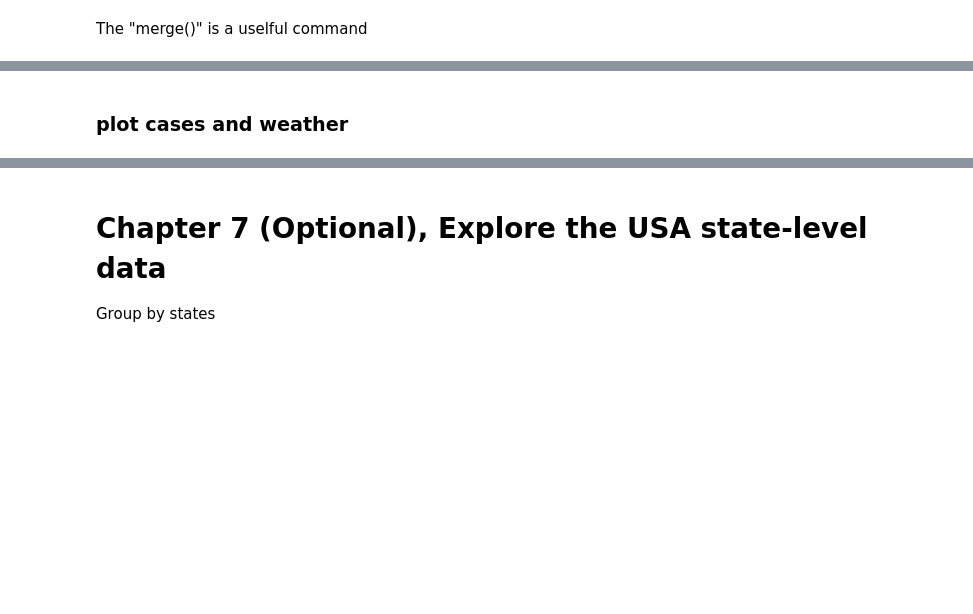
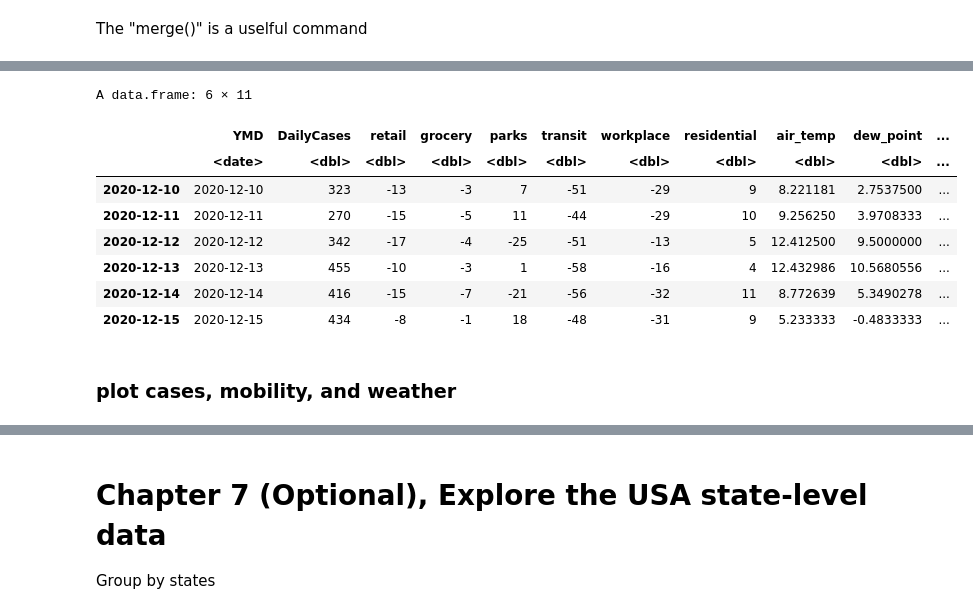
Before and after one commit to hongqin/R-covid19-bootcamp-2020Dec, a Jupyter notebook: R_coding_bootcamp_2020Dec19_23.ipynb, the cells around one changed output, grey strips where cells are left out. Drawn from its saved outputs; the diff is of its cells as text; code cells hidden in the pictures; blank space fills up the shorter version.

```diff
--- a/R_coding_bootcamp_2020Dec19_23.ipynb
+++ b/R_coding_bootcamp_2020Dec19_23.ipynb
@@ -558,14 +1408,25 @@ names(tb_local) = c("YMD", "DailyCases", "retail", "grocery", "parks", "transit"
 # %%
 startdate = mdy('3/1/2020')
-enddate  = today(tzone='EST')
+#enddate  = today(tzone='EST')
+enddate = mdy('12/15/2020')
 
 tb_local2 <- tb_local %>%
   #dplyr::select( c(1,2,)) %>%
   dplyr::filter( between(YMD, startdate, enddate))
 
-head( tb_local2 )
+tail( tb_local2 )
+# %% [output]
+A data.frame: 6 × 11
+|  | YMD | DailyCases | retail | grocery | parks | transit | workplace | residential | air_temp | dew_point | ... |
+|  | <date> | <dbl> | <dbl> | <dbl> | <dbl> | <dbl> | <dbl> | <dbl> | <dbl> | <dbl> | ... |
+| 2020-12-10 | 2020-12-10 | 323 | -13 | -3 | 7 | -51 | -29 | 9 | 8.221181 | 2.7537500 | ... |
+| 2020-12-11 | 2020-12-11 | 270 | -15 | -5 | 11 | -44 | -29 | 10 | 9.256250 | 3.9708333 | ... |
+| 2020-12-12 | 2020-12-12 | 342 | -17 | -4 | -25 | -51 | -13 | 5 | 12.412500 | 9.5000000 | ... |
+| 2020-12-13 | 2020-12-13 | 455 | -10 | -3 | 1 | -58 | -16 | 4 | 12.432986 | 10.5680556 | ... |
+| 2020-12-14 | 2020-12-14 | 416 | -15 | -7 | -21 | -56 | -32 | 11 | 8.772639 | 5.3490278 | ... |
+| 2020-12-15 | 2020-12-15 | 434 | -8 | -1 | 18 | -48 | -31 | 9 | 5.233333 | -0.4833333 | ... |
 # %% [markdown]
-### plot cases and weather
+### plot cases, mobility, and weather
 # %%
 tb_local_scaled = data.frame( as.matrix(scale(tb_local2[,2:11])) )
 tb_local_scaled$date = tb_local2$YMD
```
Also changed, not shown: parts of 98 cells of this notebook.
